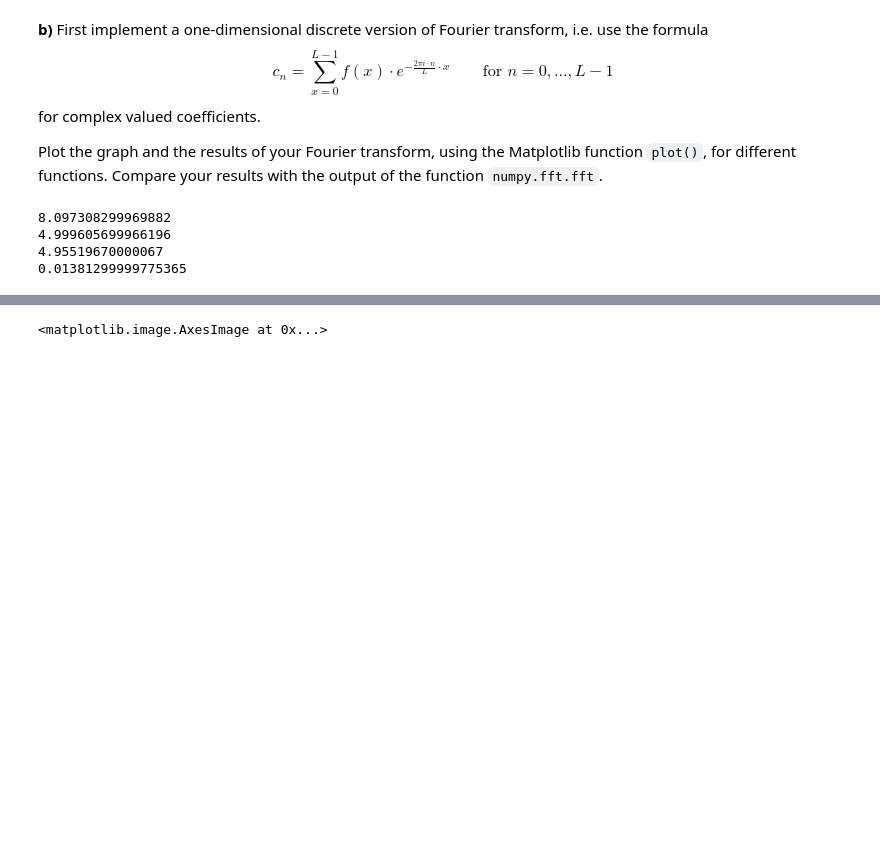
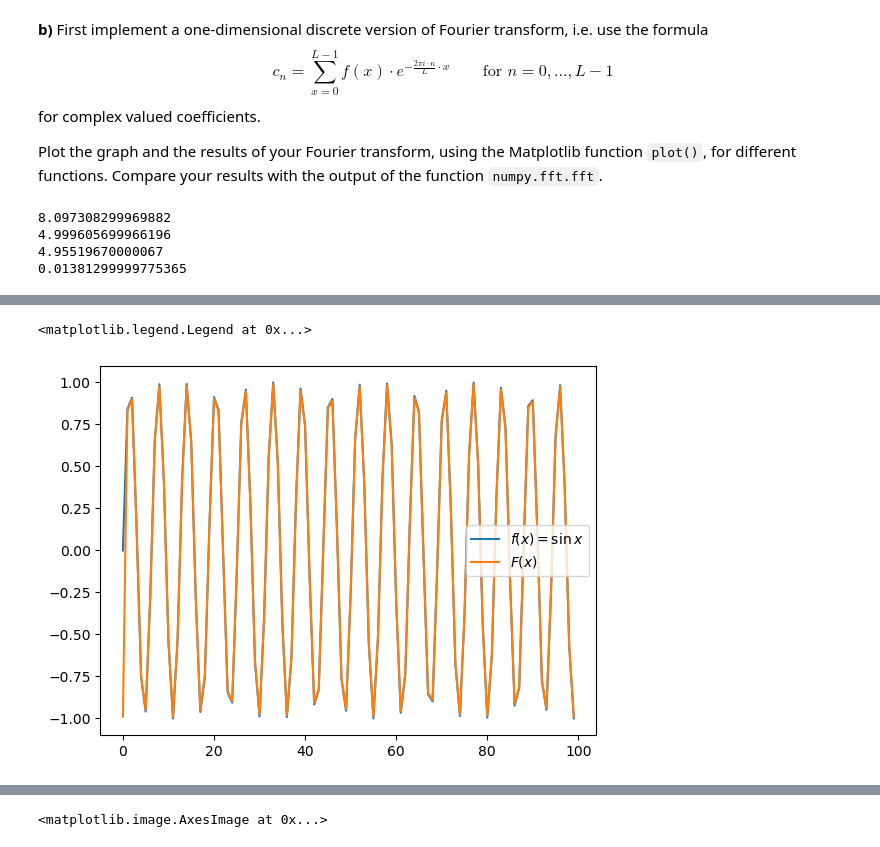
Before and after one commit to Moorboor/ComputerVision, a Jupyter notebook: Homeworks/5/FourierTransform.ipynb, the cells around one changed output, grey strips where cells are left out. Saved outputs shown, nothing was run; the diff lists cells and outputs as text; code cells hidden in the pictures; blank space fills up the shorter version.

```diff
--- a/Homeworks/5/FourierTransform.ipynb
+++ b/Homeworks/5/FourierTransform.ipynb
@@ -91,0 +135,17 @@ frame = frames[img_names[0]]
+# %%
+res = np.zeros(100, dtype=complex)
+waves = np.exp(1j * 2 * np.pi * (np.arange(N)/(N-1))[:, None] * np.arange(100))
+
+for i in range(n):
+    res += coeffs[i] * waves[i]
+res /= N
+
+
+
+
+plt.plot(np.sin(np.arange(100)), label=r"$f(x)=\sin x$")
+plt.plot(res.real, label=r"$F(x)$")
+plt.legend()
+# %% [output]
+<matplotlib.legend.Legend at 0x...>
+[figure, added]
```
Also changed, not shown: parts of 13 cells of this notebook, 1 other file.
